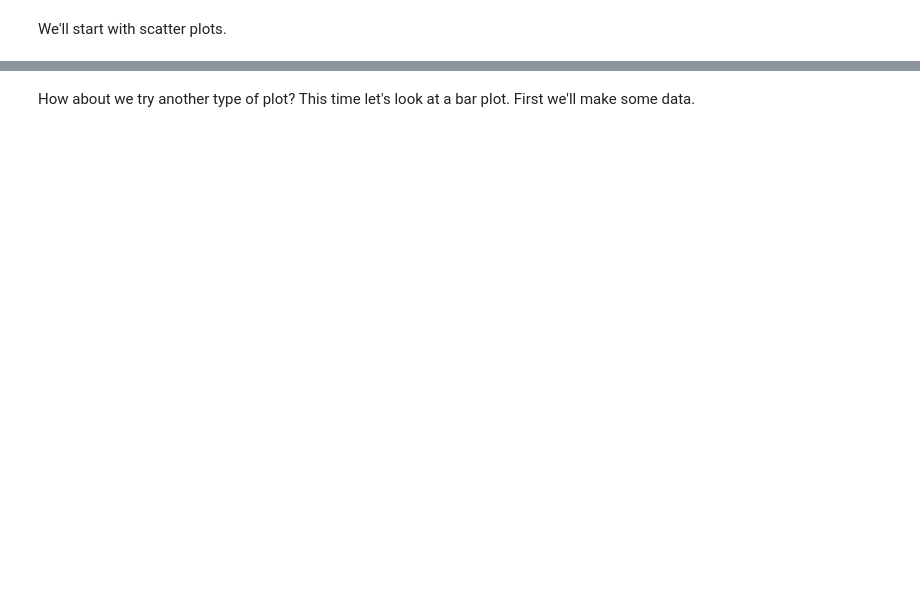
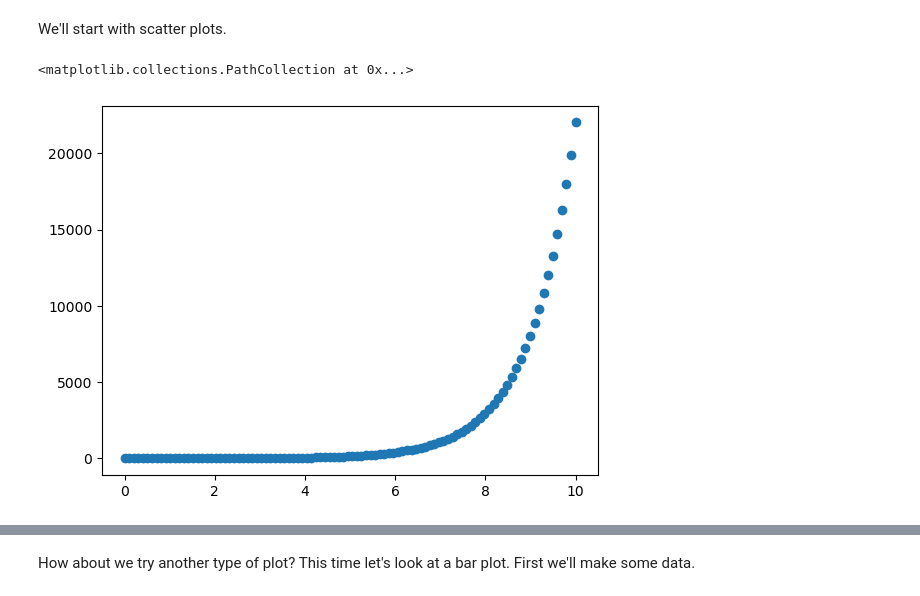
Before and after one commit to pnowak2/learnjs, a Jupyter notebook: libraries/machine learning/complete-machine-learning-bootcamp-udemy/8-matplotlib/matplotlib-exercises.ipynb, the cells around one changed output, grey strips where cells are left out. Saved outputs shown, nothing was run; the diff lists cells and outputs as text; code cells hidden in the pictures; blank space fills up the shorter version.

```diff
--- a/libraries/machine learning/complete-machine-learning-bootcamp-udemy/8-matplotlib/matplotlib-exercises.ipynb
+++ b/libraries/machine learning/complete-machine-learning-bootcamp-udemy/8-matplotlib/matplotlib-exercises.ipynb
@@ -89,5 +118,10 @@ To help us, we'll import NumPy.
 We'll start with scatter plots.
 # %%
 # Create a scatter plot of X versus the exponential of X (np.exp(X))
+fig, ax = plt.subplots()
+ax.scatter(vals, np.exp(vals))
+# %% [output]
+<matplotlib.collections.PathCollection at 0x...>
+[figure, added]
 # %%
 # Create a scatter plot of X versus np.sin(X)
```
Also changed, not shown: parts of 15 cells of this notebook.
